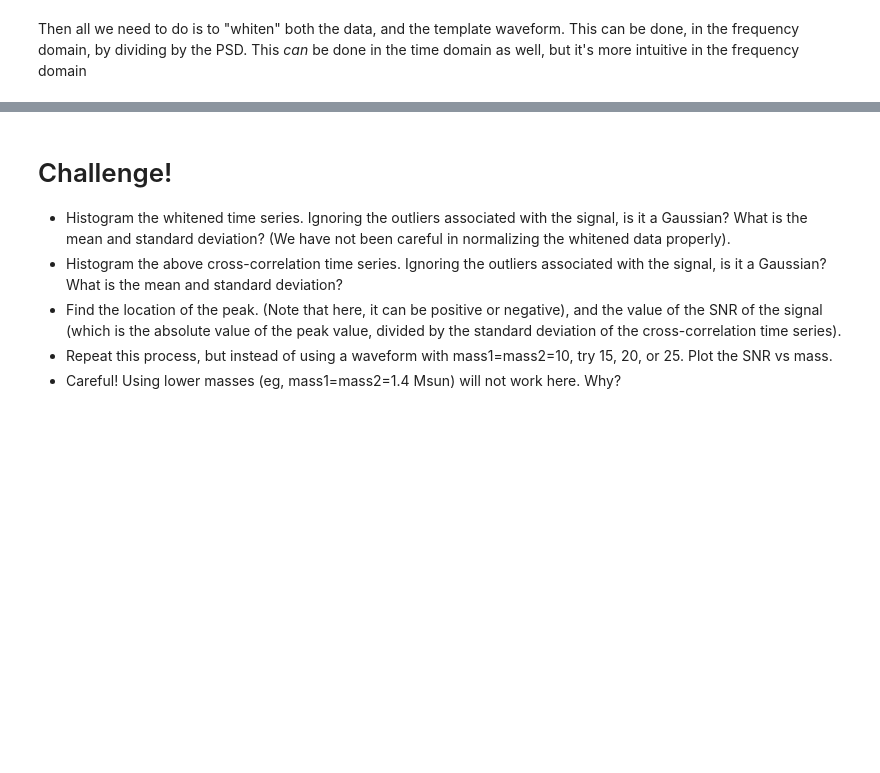
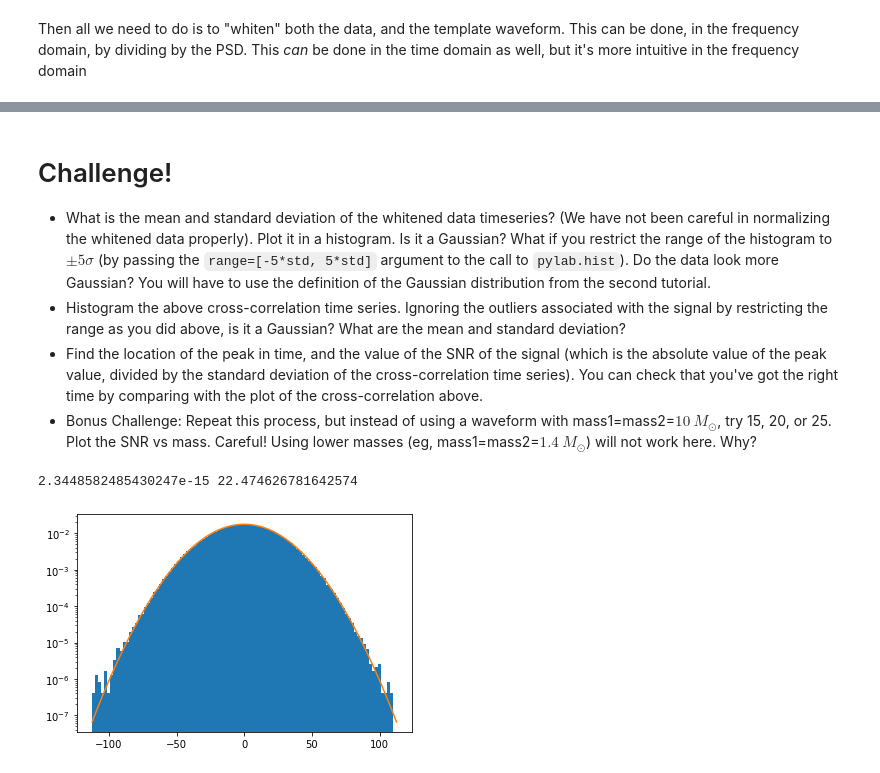
Before and after one commit to asb5468/warrior_scholars, a Jupyter notebook: matched_filter_intro.ipynb, the cells around one changed output, grey strips where cells are left out. Drawn from its saved outputs; the diff is of its cells as text; code cells hidden in the pictures; blank space fills up the shorter version.

Commit message:
Finish the first matched filter tutorial

```diff
--- a/matched_filter_intro.ipynb
+++ b/matched_filter_intro.ipynb
@@ -257,17 +265,18 @@ pylab.ylabel('Cross-correlation')
 # %% [markdown]
 # Challenge!
 
-* Histogram the whitened time series. Ignoring the outliers associated with the signal, is it a Gaussian? What is the mean and standard deviation? (We have not been careful in normalizing the whitened data properly).
-* Histogram the above cross-correlation time series. Ignoring the outliers associated with the signal, is it a Gaussian? What is the mean and standard deviation?
-* Find the location of the peak. (Note that here, it can be positive or negative), and the value of the SNR of the signal (which is the absolute value of the peak value, divided by the standard deviation of the cross-correlation time series).
-* Repeat this process, but instead of using a waveform with mass1=mass2=10, try 15, 20, or 25. Plot the SNR vs mass.
-* Careful! Using lower masses (eg, mass1=mass2=1.4 Msun) will not work here. Why?
+* What is the mean and standard deviation of the whitened data timeseries? (We have not been careful in normalizing the whitened data properly). Plot it in a histogram. Is it a Gaussian? What if you restrict the range of the histogram to $\pm 5\sigma$ (by passing the `range=[-5*std, 5*std]` argument to the call to `pylab.hist`). Do the data look more Gaussian? You will have to use the definition of the Gaussian distribution from the second tutorial.
+* Histogram the above cross-correlation time series. Ignoring the outliers associated with the signal by restricting the range as you did above, is it a Gaussian? What are the mean and standard deviation?
+* Find the location of the peak in time, and the value of the SNR of the signal (which is the absolute value of the peak value, divided by the standard deviation of the cross-correlation time series). You can check that you've got the right time by comparing with the plot of the cross-correlation above.
+* Bonus Challenge: Repeat this process, but instead of using a waveform with mass1=mass2=$10~M_{\odot}$, try 15, 20, or 25. Plot the SNR vs mass. Careful! Using lower masses (eg, mass1=mass2=$1.4~M_{\odot}$) will not work here. Why?
 # %%
-import numpy as np
-vals, bins, _ = pylab.hist(data_whitened, bins=100, density=True)
 mean = np.mean(data_whitened)
 std = np.std(data_whitened)
+vals, bins, _ = pylab.hist(data_whitened, bins=100, range = [-5*std, 5*std], density=True)
 print(mean, std)
 pylab.plot(bins, 1./np.sqrt(2*np.pi*std**2)*np.exp(-((bins-mean)**2)/(2*std**2)))
 pylab.yscale('log')
+# %% [output]
+2.3448582485430247e-15 22.474626781642574
+[figure, added]
 # %%
```
Also changed, not shown: parts of 13 cells of this notebook.
